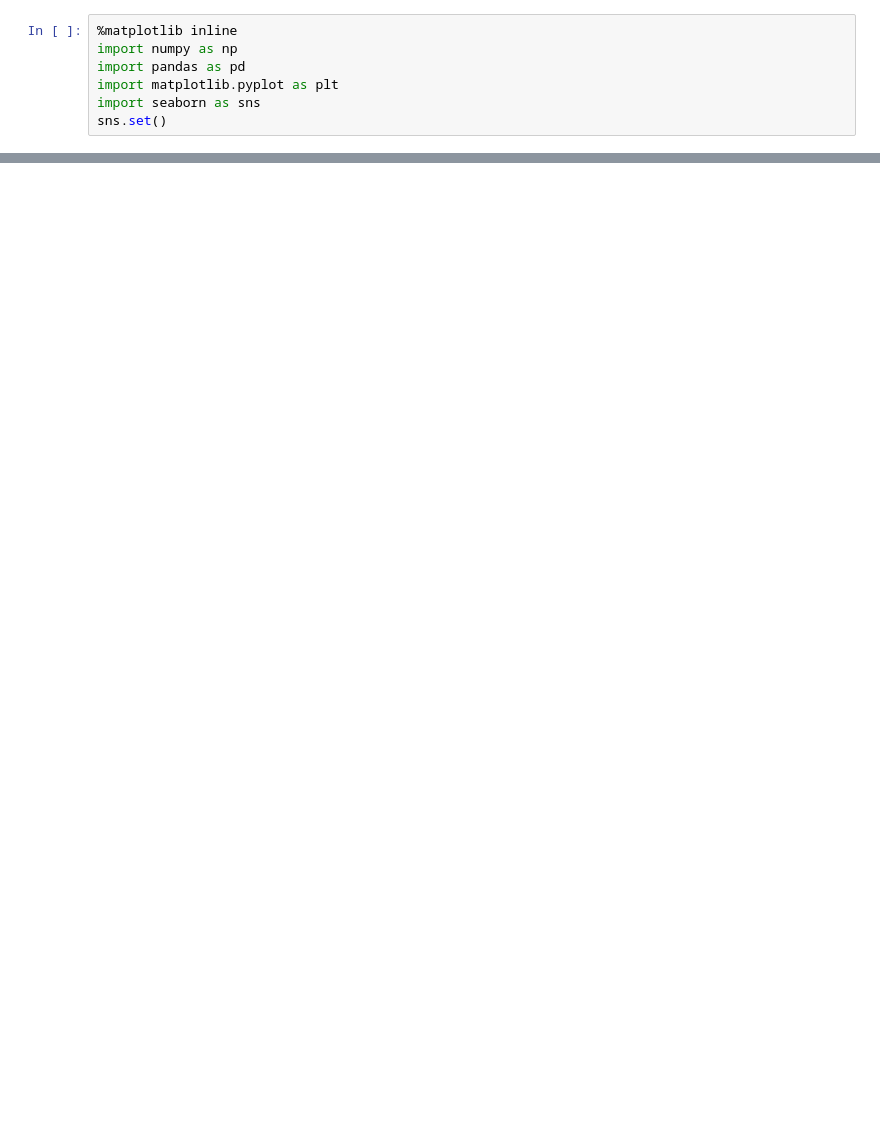
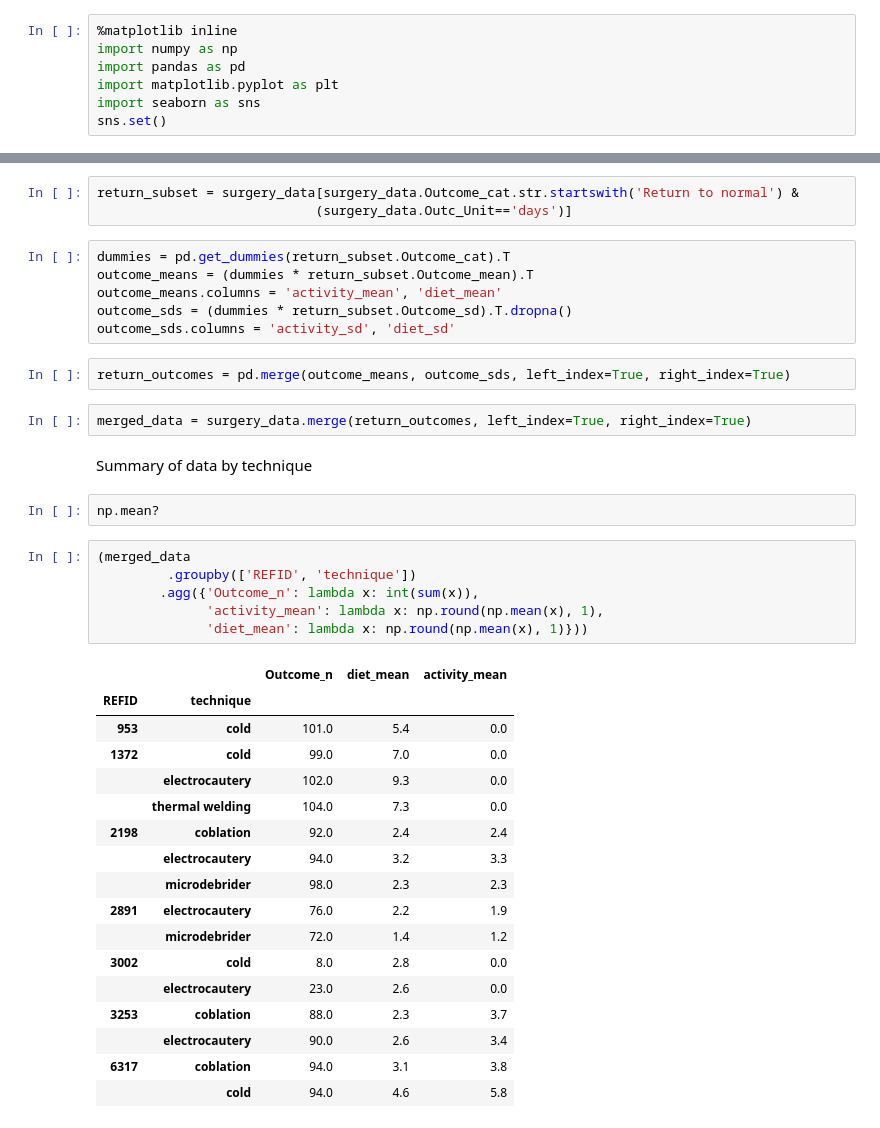
Before and after one commit to VanderbiltPopHealthSci/tonsillectomy_MA, a Jupyter notebook: Tonsillectomy KQ3-4 MA.ipynb, the cells around one changed output, grey strips where cells are left out. Drawn from its saved outputs; the diff is of its cells as text; blank space fills up the shorter version.

```diff
--- a/Tonsillectomy KQ3-4 MA.ipynb
+++ b/Tonsillectomy KQ3-4 MA.ipynb
@@ -98,0 +215,41 @@ Name: Outcome sample size, dtype: int64
+# %%
+return_subset = surgery_data[surgery_data.Outcome_cat.str.startswith('Return to normal') &
+                            (surgery_data.Outc_Unit=='days')]
+# %%
+dummies = pd.get_dummies(return_subset.Outcome_cat).T
+outcome_means = (dummies * return_subset.Outcome_mean).T
+outcome_means.columns = 'activity_mean', 'diet_mean'
+outcome_sds = (dummies * return_subset.Outcome_sd).T.dropna()
+outcome_sds.columns = 'activity_sd', 'diet_sd'
+# %%
+return_outcomes = pd.merge(outcome_means, outcome_sds, left_index=True, right_index=True)
+# %%
+merged_data = surgery_data.merge(return_outcomes, left_index=True, right_index=True)
+# %% [markdown]
+Summary of data by technique
+# %%
+np.mean?
+# %%
+(merged_data
+         .groupby(['REFID', 'technique'])
+        .agg({'Outcome_n': lambda x: int(sum(x)),
+              'activity_mean': lambda x: np.round(np.mean(x), 1),
+              'diet_mean': lambda x: np.round(np.mean(x), 1)}))
+# %% [output]
+|  |  | Outcome_n | diet_mean | activity_mean |
+| REFID | technique |  |  |  |
+| 953 | cold | 101.0 | 5.4 | 0.0 |
+| 1372 | cold | 99.0 | 7.0 | 0.0 |
+|  | electrocautery | 102.0 | 9.3 | 0.0 |
+|  | thermal welding | 104.0 | 7.3 | 0.0 |
+| 2198 | coblation | 92.0 | 2.4 | 2.4 |
+|  | electrocautery | 94.0 | 3.2 | 3.3 |
+|  | microdebrider | 98.0 | 2.3 | 2.3 |
+| 2891 | electrocautery | 76.0 | 2.2 | 1.9 |
+|  | microdebrider | 72.0 | 1.4 | 1.2 |
+| 3002 | cold | 8.0 | 2.8 | 0.0 |
+|  | electrocautery | 23.0 | 2.6 | 0.0 |
+| 3253 | coblation | 88.0 | 2.3 | 3.7 |
+|  | electrocautery | 90.0 | 2.6 | 3.4 |
+| 6317 | coblation | 94.0 | 3.1 | 3.8 |
+|  | cold | 94.0 | 4.6 | 5.8 |
```
Also changed, not shown: parts of 35 cells of this notebook.
